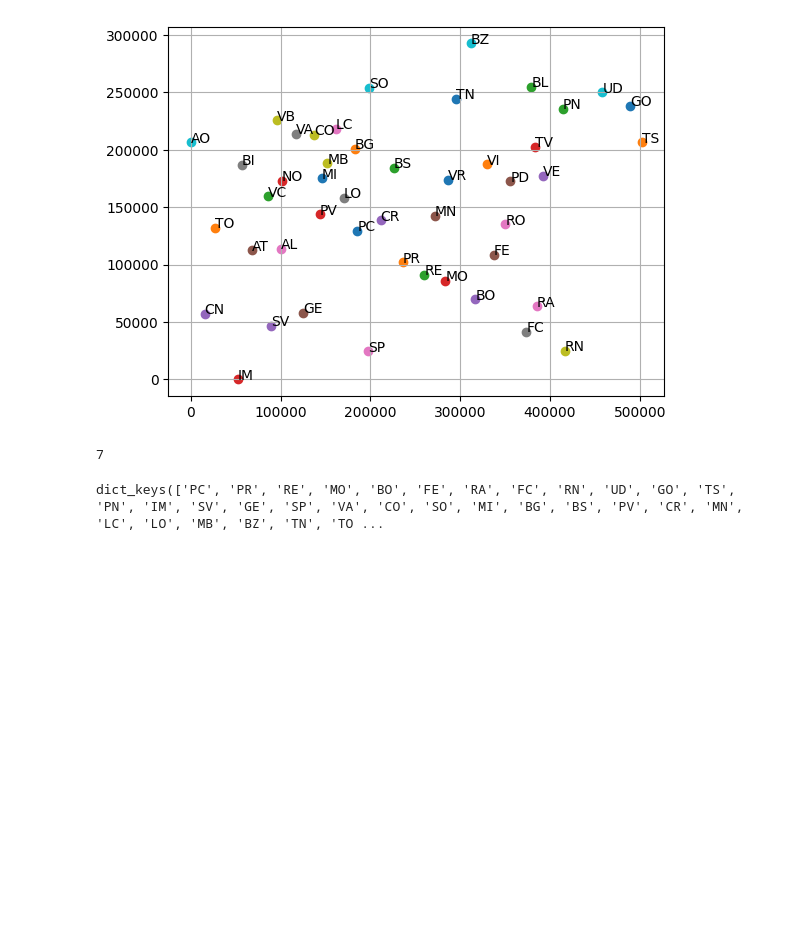
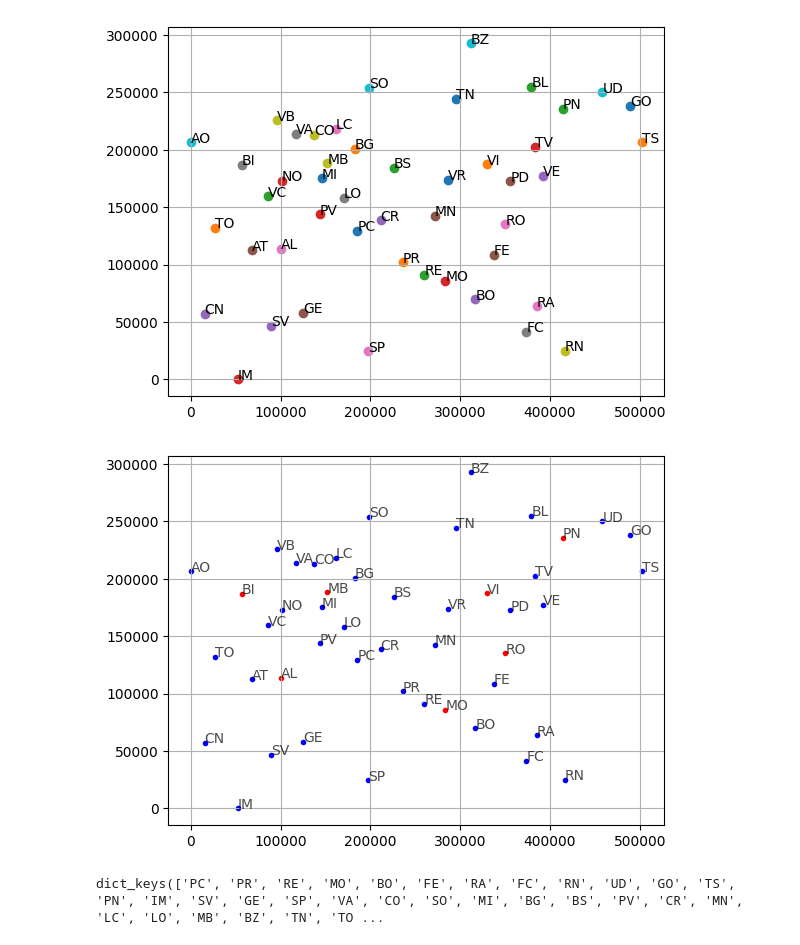
Before and after one commit to Adrianominora/Wave, a Jupyter notebook: script/Create_prov_data.ipynb, the cells around one changed output. Saved outputs shown, nothing was run; the diff lists cells and outputs as text; code cells hidden in the pictures; blank space fills up the shorter version.

```diff
--- a/script/Create_prov_data.ipynb
+++ b/script/Create_prov_data.ipynb
@@ -36,11 +36,21 @@ for i, (x,y) in enumerate(coords):
 plt.grid(True)
 # %% [output]
 [figure]
-# %%
-test_set = ['MO','RO', 'VI', 'AL', 'BI', 'PN', 'MB']
-len(test_set)
-# %% [output]
-7
+# %%
+test_labels = ['MO','RO', 'VI', 'AL', 'BI', 'PN', 'MB']
+data_labels = [sigla for sigla in p_list if not(sigla in test_labels)]
+
+plt.figure()
+for i, (x,y) in enumerate(coords):
+    if sigla[i] in test_labels:
+        clr='red'
+    else:
+        clr='blue'
+    plt.scatter(x, y, color=clr, marker='.')
+    plt.text(x, y, sigla[i], alpha=0.7)
+plt.grid(True)
+# %% [output]
+[figure, added]
 # %%
 # Distance matrix
 D = np.zeros((n_points,n_points))
```
Also changed, not shown: 11 other files.
